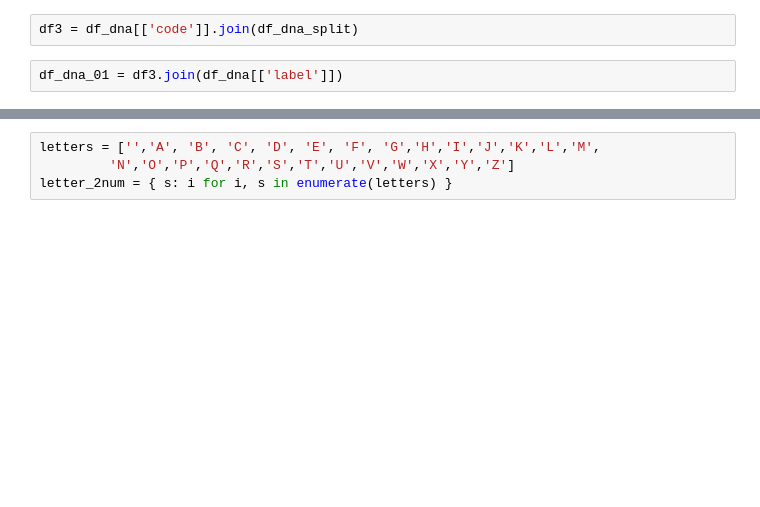
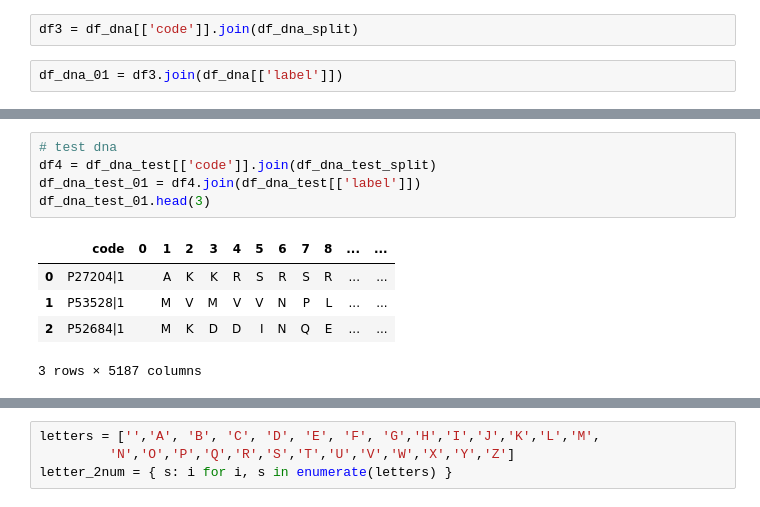
Before and after one commit to patrickmgebhard/language-of-proteins, a Jupyter notebook: baseline_all.ipynb, the cells around one changed output, grey strips where cells are left out. Drawn from its saved outputs; the diff is of its cells as text; blank space fills up the shorter version.

```diff
--- a/baseline_all.ipynb
+++ b/baseline_all.ipynb
@@ -49,0 +47,11 @@ df_dna_01.shape
+# %%
+# test dna
+df4 = df_dna_test[['code']].join(df_dna_test_split)
+df_dna_test_01 = df4.join(df_dna_test[['label']])
+df_dna_test_01.head(3)
+# %% [output]
+|  | code | 0 | 1 | 2 | 3 | 4 | 5 | 6 | 7 | 8 | ... | ... |
+| 0 | P27204|1 |  | A | K | K | R | S | R | S | R | ... | ... |
+| 1 | P53528|1 |  | M | V | M | V | V | N | P | L | ... | ... |
+| 2 | P52684|1 |  | M | K | D | D | I | N | Q | E | ... | ... |
+3 rows × 5187 columns
```
Also changed, not shown: parts of 50 cells of this notebook.
